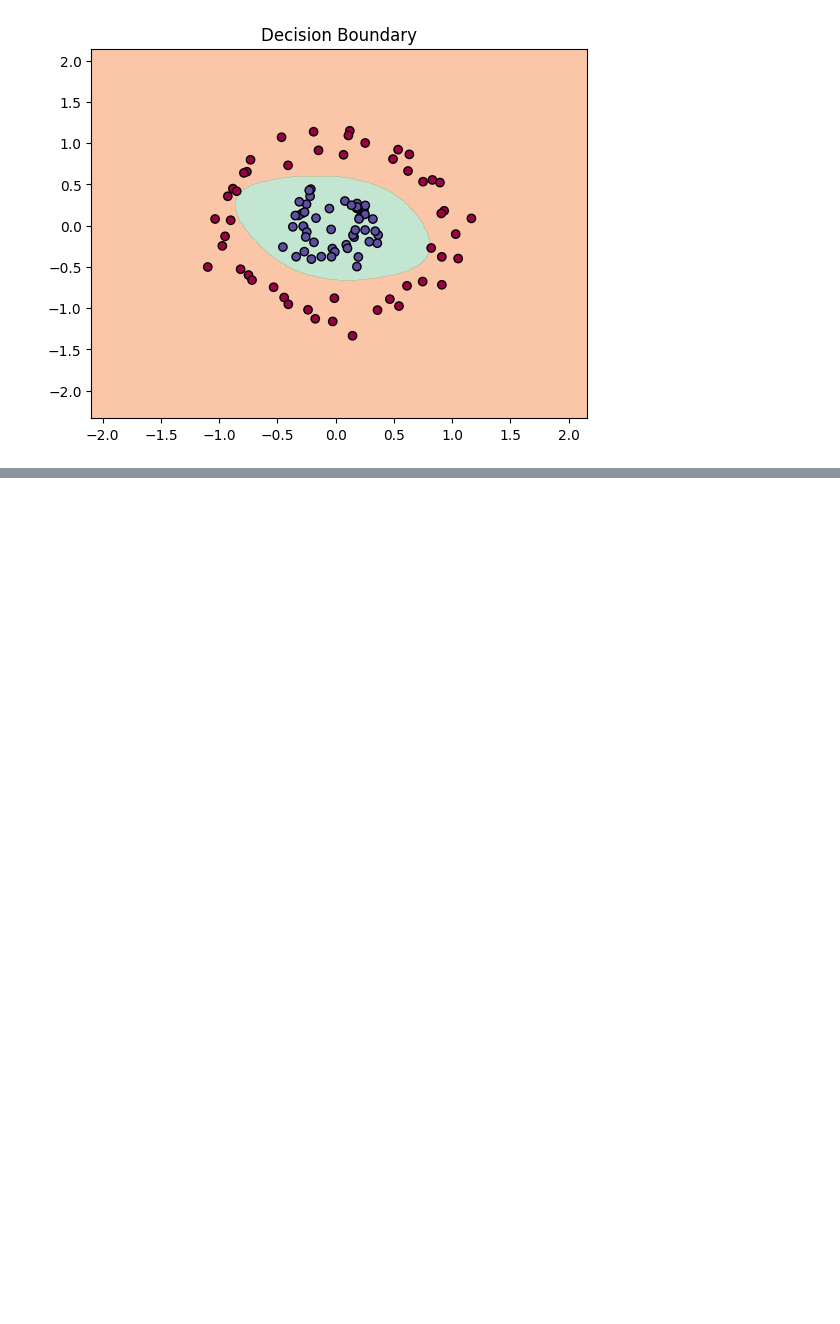
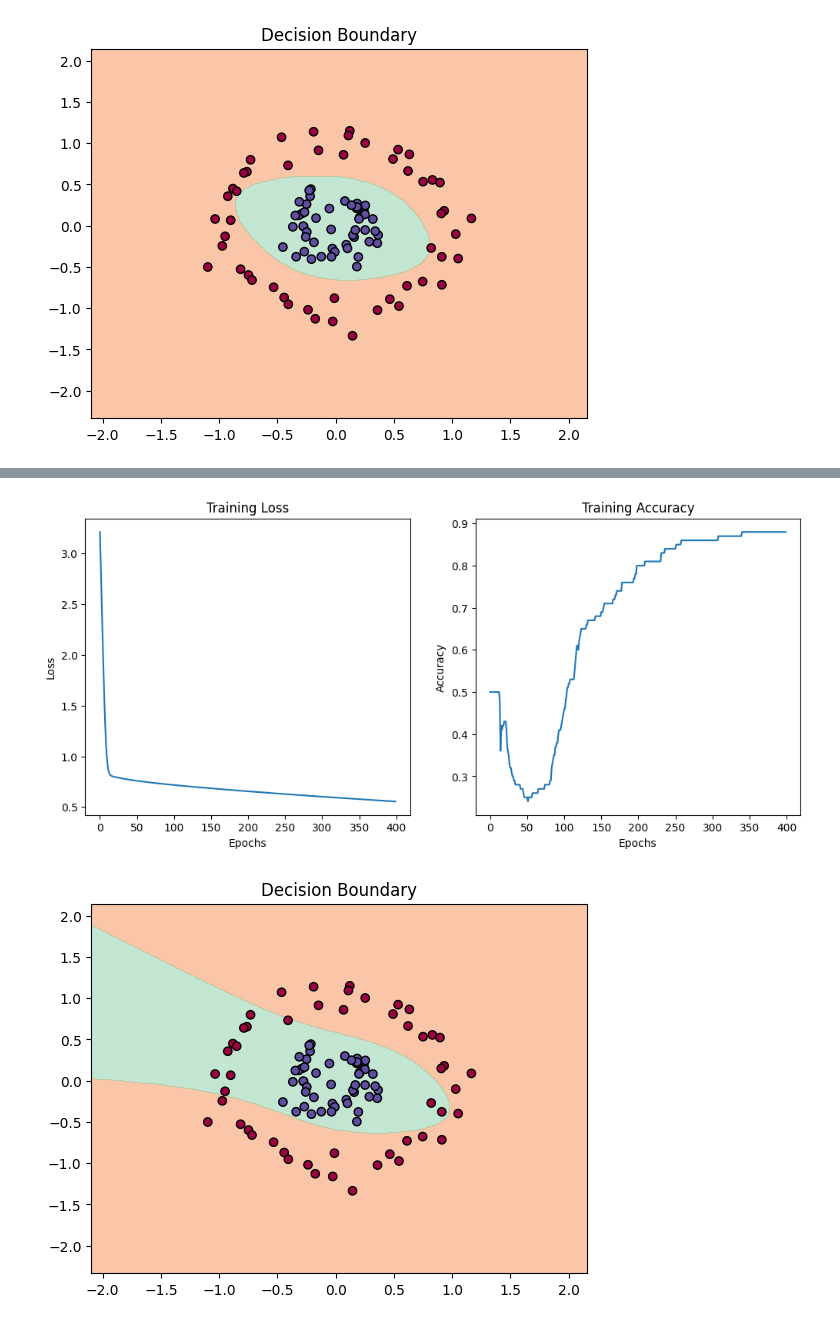
Before and after one commit to Pchambet/graph-neural-networks, a Jupyter notebook: notebooks/practice_02.ipynb, the cells around one changed output, grey strips where cells are left out. Cells and saved outputs as stored; diff of their text form; code cells hidden in the pictures; blank space fills up the shorter version.

```diff
--- a/notebooks/practice_02.ipynb
+++ b/notebooks/practice_02.ipynb
@@ -537,0 +549,7 @@ plot_decision_boundary(X, y, parameters)
+# %%
+param, train_loss, train_acc, history = neural_network(X, y, n1=32, learning_rate=0.1, epoch=400)
+plot_loss_acc(train_loss, train_acc)
+plot_decision_boundary(X, y, param)
+# %% [output]
+[figure, added]
+[figure, added]
```
Also changed, not shown: parts of 23 cells of this notebook, 1 other file.
